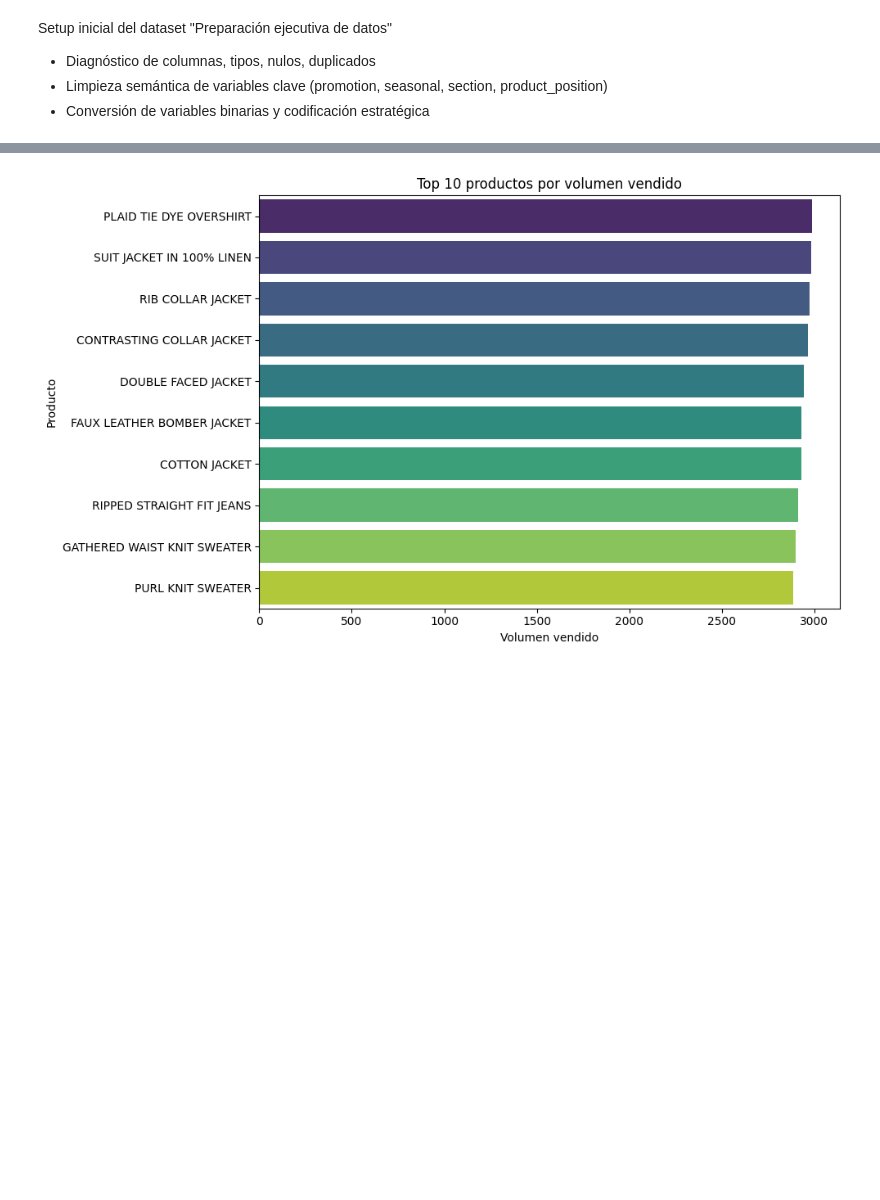
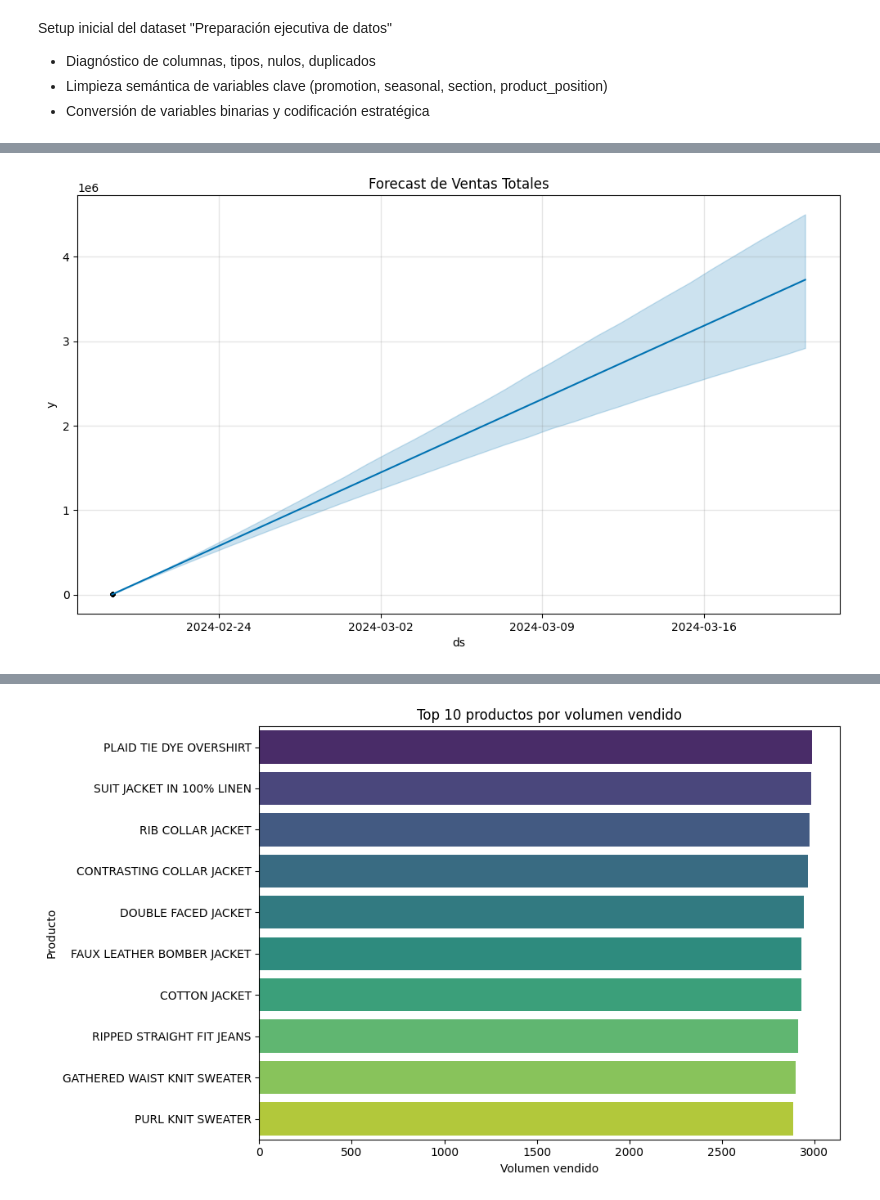
Before and after one commit to Data-Analyst-AI/Retail_Intelligence_Zara, a Jupyter notebook: proyecto_retail.ipynb, the cells around one changed output, grey strips where cells are left out. Drawn from its saved outputs; the diff is of its cells as text; code cells hidden in the pictures; blank space fills up the shorter version.

```diff
--- a/proyecto_retail.ipynb
+++ b/proyecto_retail.ipynb
@@ -138,0 +177,26 @@ df['seasonal'] = df['seasonal'].astype(str).str.lower().map({'yes': 1, 'no': 0})
+# %%
+# Genera columnas KPI (ejecuta esto primero si no existe)
+df['costo'] = df['price'] * 0.6
+df['margen_bruto'] = (df['price'] - df['costo']) * df['sales_volume']
+df['rotacion_inventario'] = df['sales_volume'] / df['stock']
+df['costo_laboral'] = df['sales_volume'] * 0.1
+df['productividad'] = df['sales_volume'] / df['costo_laboral']
+df['conversion'] = df['sales_volume'] / df['trafico']
+
+# Check if columns exist (debug)
+required_cols = ['margen_bruto', 'rotacion_inventario', 'productividad', 'conversion']
+missing = [col for col in required_cols if col not in df.columns]
+if missing:
+    print(f"Error: Missing columns {missing}. Run generation code above.")
+else:
+    # Tabla de KPIs resumen (global)
+    kpis_global = df[required_cols].mean().to_frame('Promedio Global')
+    display(kpis_global)
+
+    # Promedios por section (distrito proxy)
+    kpis_por_distrito = df.groupby('section')[required_cols].mean()
+    display(kpis_por_distrito)
+
+# Ventas por distrito
+ventas_por_distrito = df.groupby('section')['sales_volume'].sum().reset_index()
+display(ventas_por_distrito)
@@ -138,0 +252,17 @@ df['seasonal'] = df['seasonal'].astype(str).str.lower().map({'yes': 1, 'no': 0})
+# %%
+# Preparar datos temporales
+df['scraped_at'] = pd.to_datetime(df['scraped_at'])  # Asegura formato fecha
+ds = df.groupby('scraped_at')['sales_volume'].sum().reset_index()
+ds.columns = ['ds', 'y']
+
+# Modelo Prophet
+model = Prophet()
+model.fit(ds)
+future = model.make_future_dataframe(periods=30)  # Predice 30 días adelante
+forecast = model.predict(future)
+
+# Visualizar
+fig = model.plot(forecast)
+plt.title('Forecast de Ventas Totales')
+plt.show()
+# %% [output]
@@ -138,0 +271 @@ df['seasonal'] = df['seasonal'].astype(str).str.lower().map({'yes': 1, 'no': 0})
+[figure, added]
```
Also changed, not shown: parts of 31 cells of this notebook.
